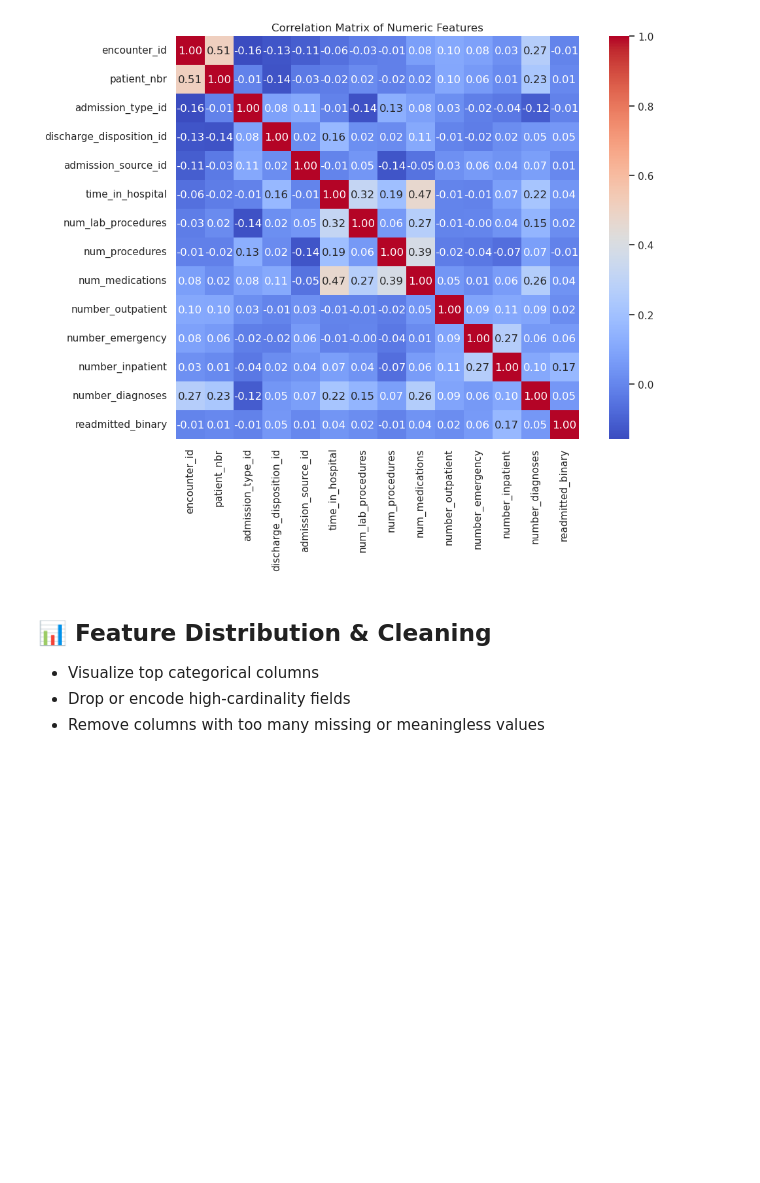
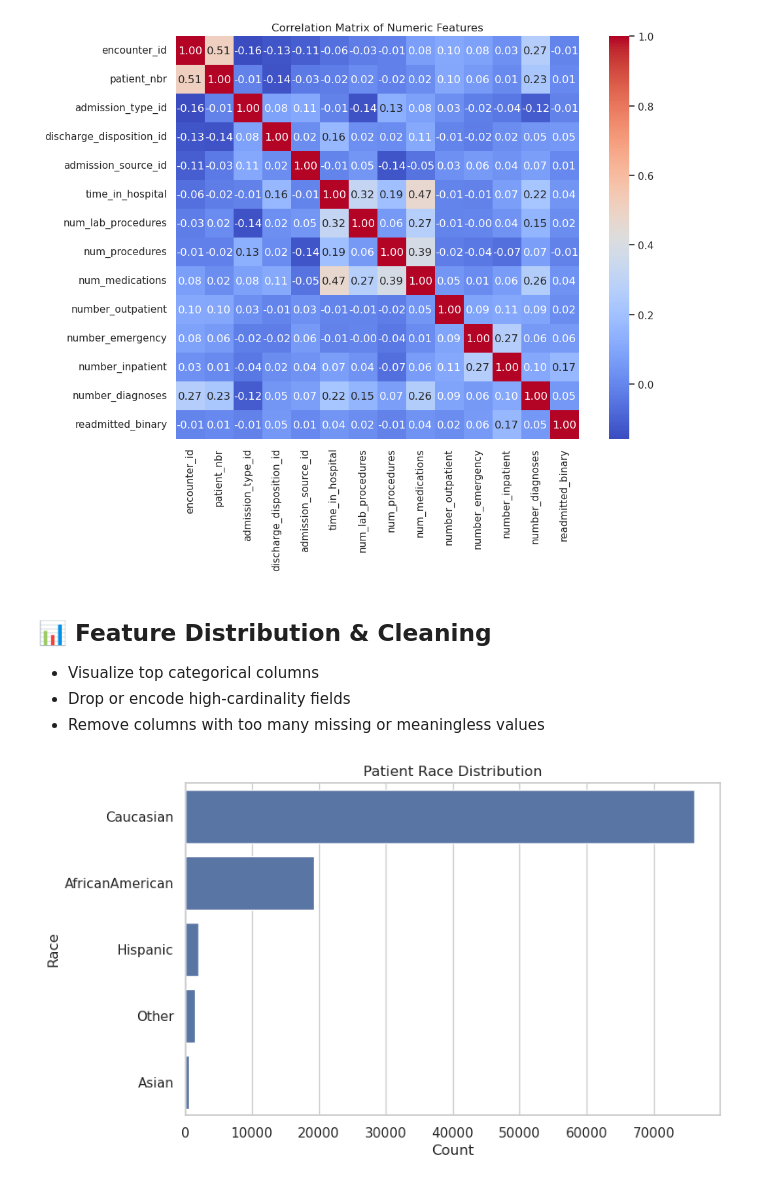
Before and after one commit to KyleSDeveloper/Healthcare_Analytics_Simulation, a Jupyter notebook: notebooks/eda.ipynb, the cells around one changed output. Drawn from its saved outputs; the diff is of its cells as text; code cells hidden in the pictures; blank space fills up the shorter version.

```diff
--- a/notebooks/eda.ipynb
+++ b/notebooks/eda.ipynb
@@ -114,3 +116,12 @@ plt.show()
 - Visualize top categorical columns
 - Drop or encode high-cardinality fields
 - Remove columns with too many missing or meaningless values
+# %%
+plt.figure(figsize=(8, 5))
+sns.countplot(y='race', data=df, order=df['race'].value_counts().index)
+plt.title('Patient Race Distribution')
+plt.xlabel('Count')
+plt.ylabel('Race')
+plt.show()
+# %% [output]
+[figure, added]
```
Also changed, not shown: parts of 8 cells of this notebook, 4 other files.
